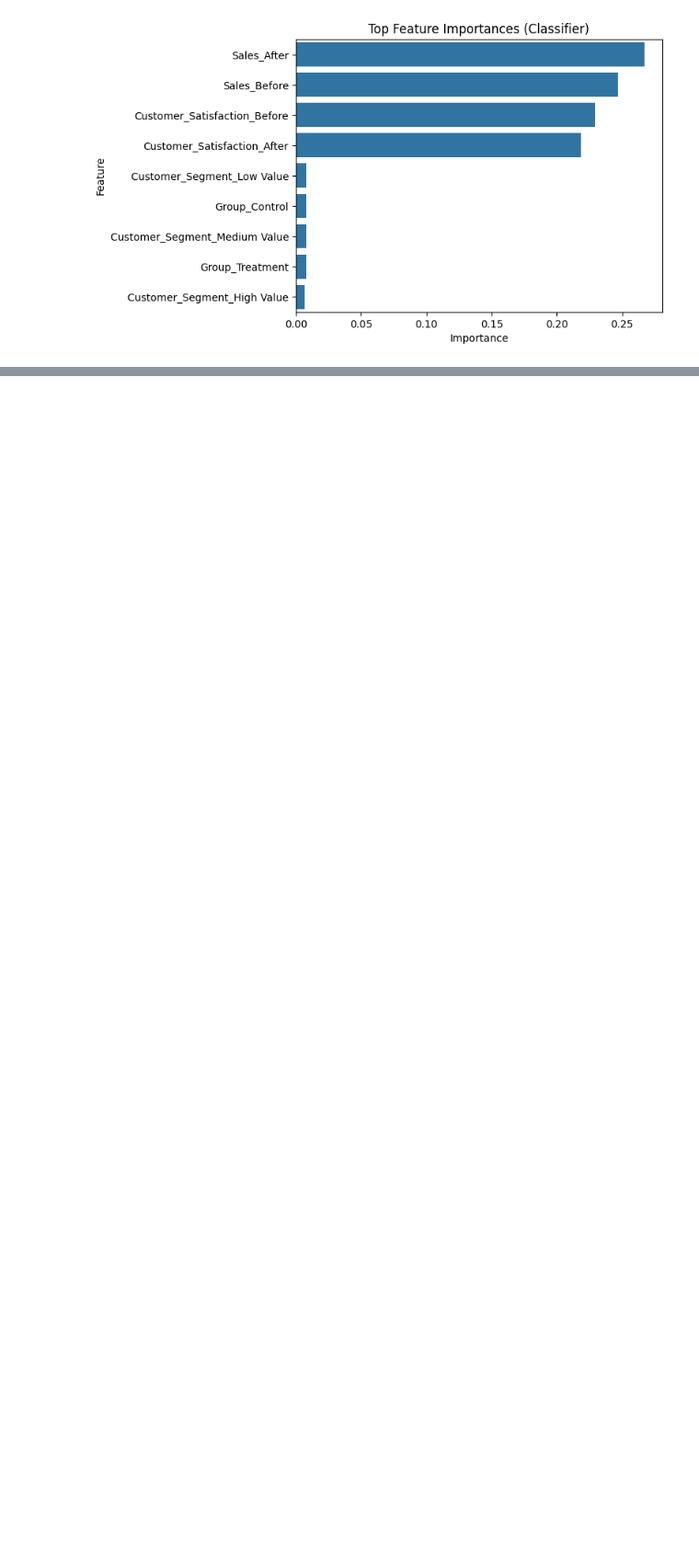
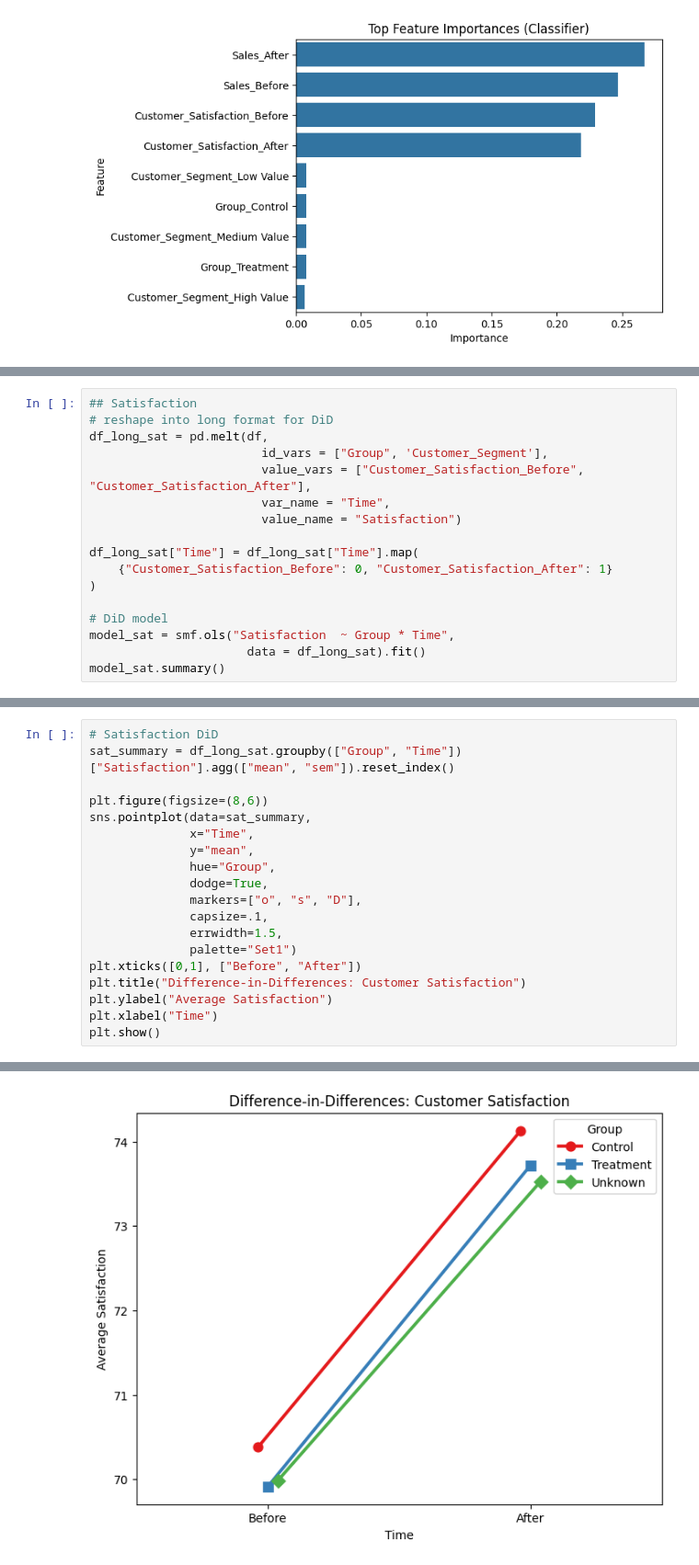
Before and after one commit to liaohan618/Sales-Satisfaction-Kaggle, a Jupyter notebook: SNS_Missing.ipynb, the cells around one changed output, grey strips where cells are left out. Shown at 92% size. Drawn from its saved outputs; the diff is of its cells as text; blank space fills up the shorter version.

```diff
--- a/SNS_Missing.ipynb
+++ b/SNS_Missing.ipynb
@@ -909,0 +1083,17 @@ weighted avg       0.52      0.52      0.52      1839
+# %%
+## Satisfaction
+# reshape into long format for DiD
+df_long_sat = pd.melt(df,
+                        id_vars = ["Group", 'Customer_Segment'],
+                        value_vars = ["Customer_Satisfaction_Before", "Customer_Satisfaction_After"],
+                        var_name = "Time",
+                        value_name = "Satisfaction")
+
+df_long_sat["Time"] = df_long_sat["Time"].map(
+    {"Customer_Satisfaction_Before": 0, "Customer_Satisfaction_After": 1}
+)
+
+# DiD model
+model_sat = smf.ols("Satisfaction  ~ Group * Time",
+                      data = df_long_sat).fit()
+model_sat.summary()
@@ -909,0 +1148,20 @@ weighted avg       0.52      0.52      0.52      1839
+# %%
+# Satisfaction DiD
+sat_summary = df_long_sat.groupby(["Group", "Time"])["Satisfaction"].agg(["mean", "sem"]).reset_index()
+
+plt.figure(figsize=(8,6))
+sns.pointplot(data=sat_summary,
+              x="Time",
+              y="mean",
+              hue="Group",
+              dodge=True,
+              markers=["o", "s", "D"],
+              capsize=.1,
+              errwidth=1.5,
+              palette="Set1")
+plt.xticks([0,1], ["Before", "After"])
+plt.title("Difference-in-Differences: Customer Satisfaction")
+plt.ylabel("Average Satisfaction")
+plt.xlabel("Time")
+plt.show()
+# %% [output]
@@ -909,0 +1171 @@ weighted avg       0.52      0.52      0.52      1839
+[figure, added]
```
Also changed, not shown: parts of 27 cells of this notebook.
